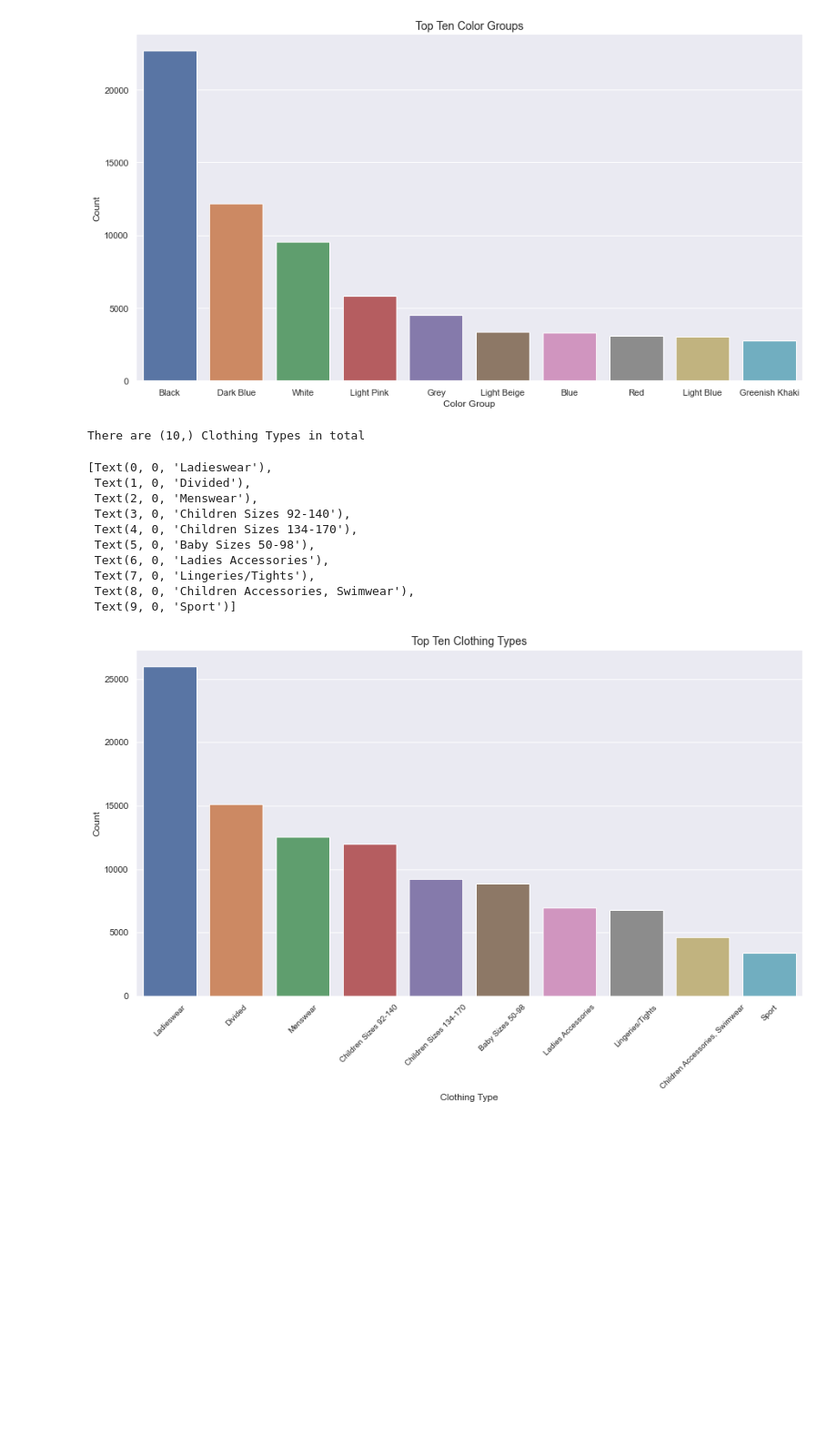
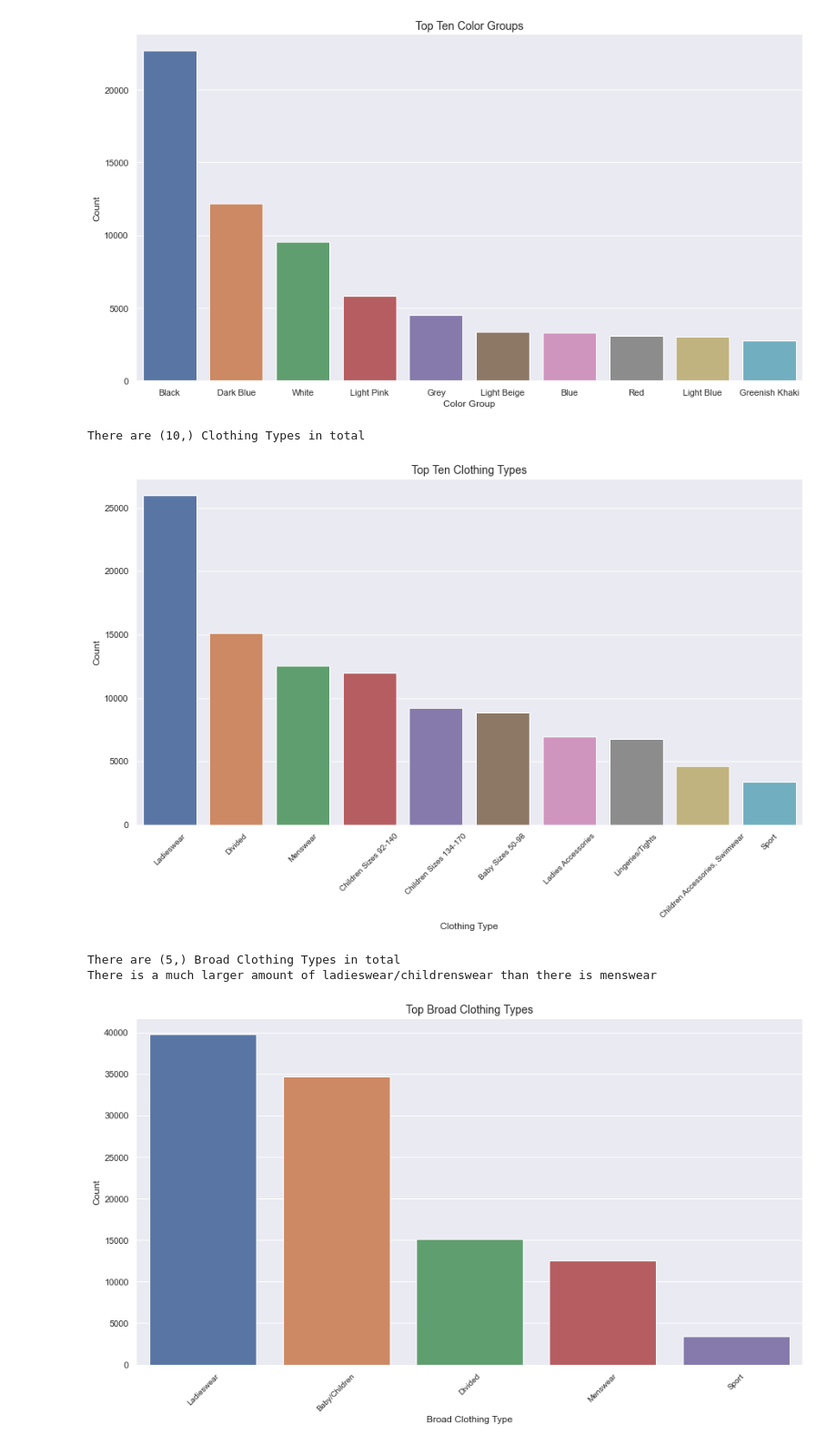
Before and after one commit to ParkerJiang/4995Group36FinalProject, a Jupyter notebook: EDA.ipynb, the cells around one changed output. Shown at 91% size. Saved outputs shown, nothing was run; the diff lists cells and outputs as text; code cells hidden in the pictures; blank space fills up the shorter version.

```diff
--- a/EDA.ipynb
+++ b/EDA.ipynb
@@ -30,5 +30,6 @@ print("There are", product_type_counts_df.shape, "Product Types in total")
 ax.set_xlabel("Product Type", fontsize = 12)
 ax.set_ylabel("Count", fontsize = 12)
 ax.set_title("Top Ten Product Types", fontsize = 14)
+sns.set(rc = {'figure.figsize':(15,8)})
 # %% [output]
 There are (131,) Product Types in total
@@ -53,16 +53,21 @@ ax.set_xlabel("Clothing Type", fontsize = 12)
 ax.set_ylabel("Count", fontsize = 12)
 ax.set_title("Top Ten Clothing Types", fontsize = 14)
 ax.set_xticklabels(ax.get_xmajorticklabels(), fontsize = 10, rotation=45)
+print()
 # %% [output]
 There are (10,) Clothing Types in total
-[Text(0, 0, 'Ladieswear'),
- Text(1, 0, 'Divided'),
- Text(2, 0, 'Menswear'),
- Text(3, 0, 'Children Sizes 92-140'),
- Text(4, 0, 'Children Sizes 134-170'),
- Text(5, 0, 'Baby Sizes 50-98'),
- Text(6, 0, 'Ladies Accessories'),
- Text(7, 0, 'Lingeries/Tights'),
- Text(8, 0, 'Children Accessories, Swimwear'),
- Text(9, 0, 'Sport')]
 [figure]
+# %%
+index_group_name_df = clothing_df['index_group_name'].value_counts(ascending=False)
+print("There are", index_group_name_df.shape, "Broad Clothing Types in total")
+ax = sns.barplot(x=index_group_name_df.index[0:10], y=index_group_name_df[0:10])
+ax.set_xlabel("Broad Clothing Type", fontsize = 12)
+ax.set_ylabel("Count", fontsize = 12)
+ax.set_title("Top Broad Clothing Types", fontsize = 14)
+ax.set_xticklabels(ax.get_xmajorticklabels(), fontsize = 10, rotation=45)
+
+print("There is a much larger amount of ladieswear/childrenswear than there is menswear")
+# %% [output]
+There are (5,) Broad Clothing Types in total
+There is a much larger amount of ladieswear/childrenswear than there is menswear
+[figure, added]
```
Also changed, not shown: parts of 6 cells of this notebook.
